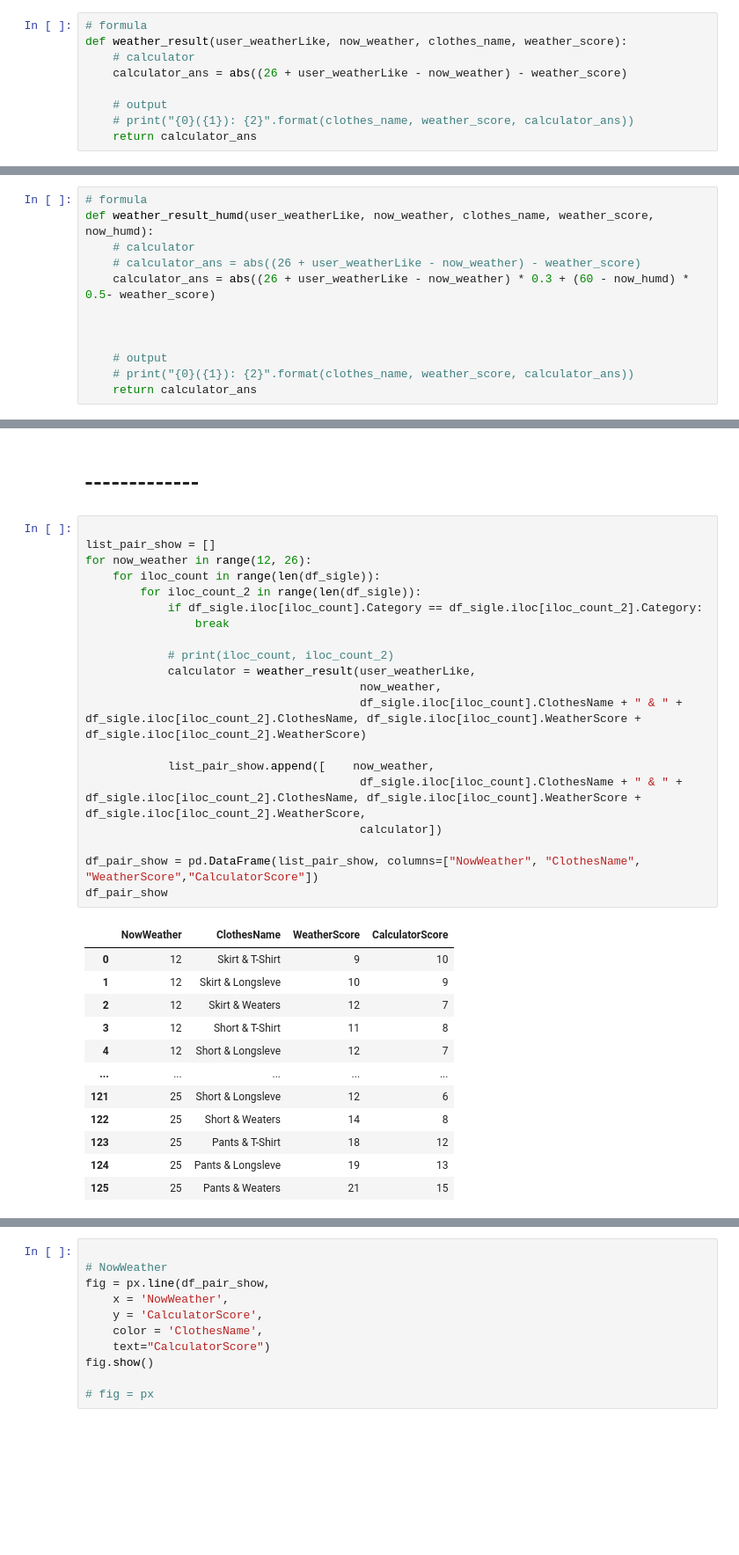
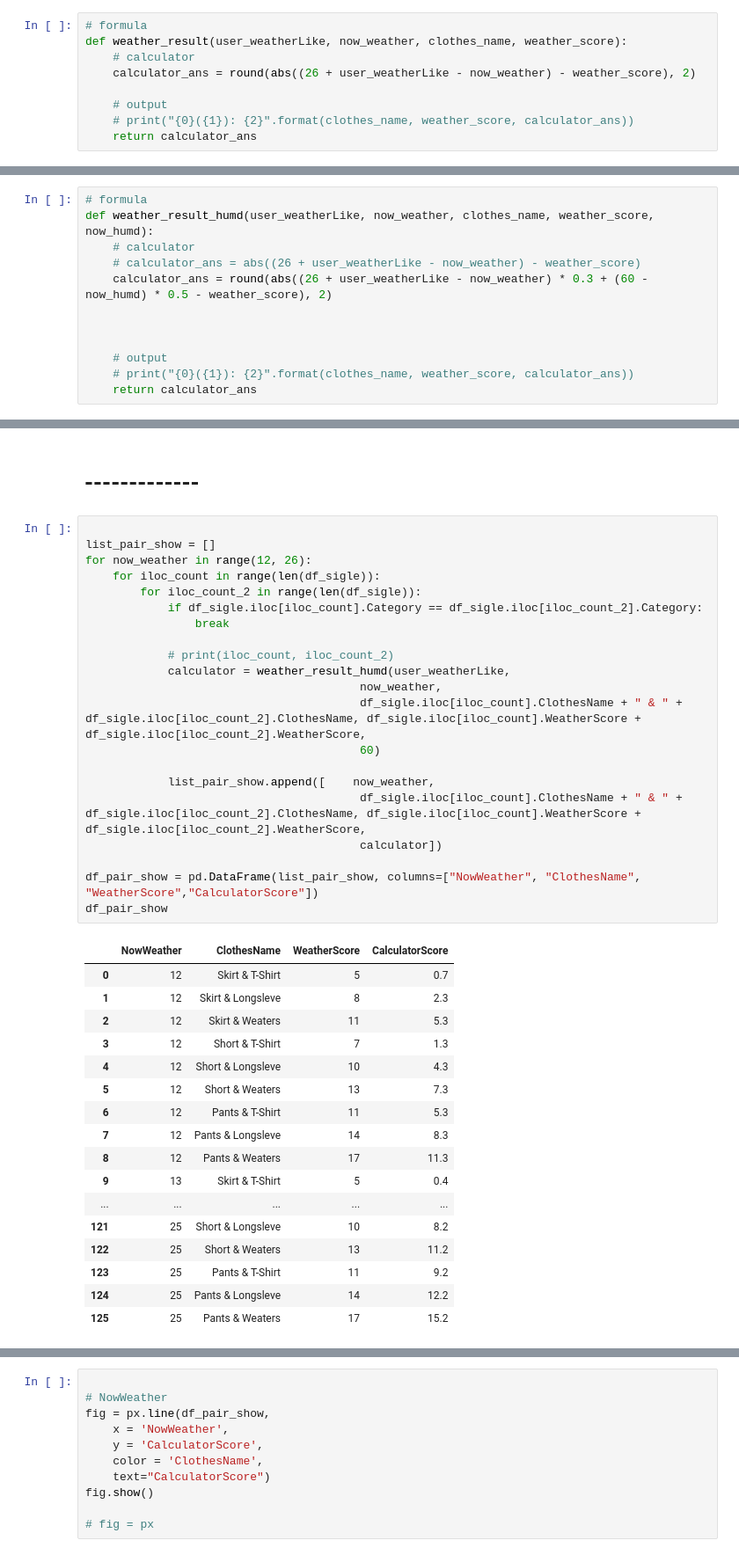
Before and after one commit to Chrouos/Intelligence-Closet, a Jupyter notebook: test.ipynb, the cells around one changed output, grey strips where cells are left out. Shown at 88% size. Cells and saved outputs as stored; diff of their text form; blank space fills up the shorter version.

```diff
--- a/test.ipynb
+++ b/test.ipynb
@@ -41,7 +41,7 @@ df_sigle
 # formula
 def weather_result(user_weatherLike, now_weather, clothes_name, weather_score):
     # calculator
-    calculator_ans = abs((26 + user_weatherLike - now_weather) - weather_score)
+    calculator_ans = round(abs((26 + user_weatherLike - now_weather) - weather_score), 2)
 
     # output
     # print("{0}({1}): {2}".format(clothes_name, weather_score, calculator_ans))
@@ -76,7 +76,7 @@ fig.show()
 def weather_result_humd(user_weatherLike, now_weather, clothes_name, weather_score, now_humd):
     # calculator
     # calculator_ans = abs((26 + user_weatherLike - now_weather) - weather_score)
-    calculator_ans = abs((26 + user_weatherLike - now_weather) * 0.3 + (60 - now_humd) * 0.5- weather_score)
+    calculator_ans = round(abs((26 + user_weatherLike - now_weather) * 0.3 + (60 - now_humd) * 0.5 - weather_score), 2)
 
 
 
@@ -133,36 +133,42 @@ fig.show()
 # %%
 
 list_pair_show = []
 for now_weather in range(12, 26):
     for iloc_count in range(len(df_sigle)):
         for iloc_count_2 in range(len(df_sigle)):
             if df_sigle.iloc[iloc_count].Category == df_sigle.iloc[iloc_count_2].Category:
                 break
 
             # print(iloc_count, iloc_count_2)
-            calculator = weather_result(user_weatherLike,
+            calculator = weather_result_humd(user_weatherLike,
                                         now_weather,
-                                        df_sigle.iloc[iloc_count].ClothesName + " & " + df_sigle.iloc[iloc_count_2].ClothesName, df_sigle.iloc[iloc_count].WeatherScore + df_sigle.iloc[iloc_count_2].WeatherScore)
+                                        df_sigle.iloc[iloc_count].ClothesName + " & " + df_sigle.iloc[iloc_count_2].ClothesName, df_sigle.iloc[iloc_count].WeatherScore + df_sigle.iloc[iloc_count_2].WeatherScore,
+                                        60)
 
             list_pair_show.append([    now_weather,
                                         df_sigle.iloc[iloc_count].ClothesName + " & " + df_sigle.iloc[iloc_count_2].ClothesName, df_sigle.iloc[iloc_count].WeatherScore + df_sigle.iloc[iloc_count_2].WeatherScore,
                                         calculator])
 
 df_pair_show = pd.DataFrame(list_pair_show, columns=["NowWeather", "ClothesName", "WeatherScore","CalculatorScore"])
 df_pair_show
 # %% [output]
 |  | NowWeather | ClothesName | WeatherScore | CalculatorScore |
-| 0 | 12 | Skirt & T-Shirt | 9 | 10 |
-| 1 | 12 | Skirt & Longsleve | 10 | 9 |
-| 2 | 12 | Skirt & Weaters | 12 | 7 |
-| 3 | 12 | Short & T-Shirt | 11 | 8 |
-| 4 | 12 | Short & Longsleve | 12 | 7 |
+| 0 | 12 | Skirt & T-Shirt | 5 | 0.7 |
+| 1 | 12 | Skirt & Longsleve | 8 | 2.3 |
+| 2 | 12 | Skirt & Weaters | 11 | 5.3 |
+| 3 | 12 | Short & T-Shirt | 7 | 1.3 |
+| 4 | 12 | Short & Longsleve | 10 | 4.3 |
+| 5 | 12 | Short & Weaters | 13 | 7.3 |
+| 6 | 12 | Pants & T-Shirt | 11 | 5.3 |
+| 7 | 12 | Pants & Longsleve | 14 | 8.3 |
+| 8 | 12 | Pants & Weaters | 17 | 11.3 |
+| 9 | 13 | Skirt & T-Shirt | 5 | 0.4 |
 | ... | ... | ... | ... | ... |
-| 121 | 25 | Short & Longsleve | 12 | 6 |
-| 122 | 25 | Short & Weaters | 14 | 8 |
-| 123 | 25 | Pants & T-Shirt | 18 | 12 |
-| 124 | 25 | Pants & Longsleve | 19 | 13 |
-| 125 | 25 | Pants & Weaters | 21 | 15 |
+| 121 | 25 | Short & Longsleve | 10 | 8.2 |
+| 122 | 25 | Short & Weaters | 13 | 11.2 |
+| 123 | 25 | Pants & T-Shirt | 11 | 9.2 |
+| 124 | 25 | Pants & Longsleve | 14 | 12.2 |
+| 125 | 25 | Pants & Weaters | 17 | 15.2 |
 126 rows × 4 columns
 # %%
 
```
Also changed, not shown: 2 other files.
